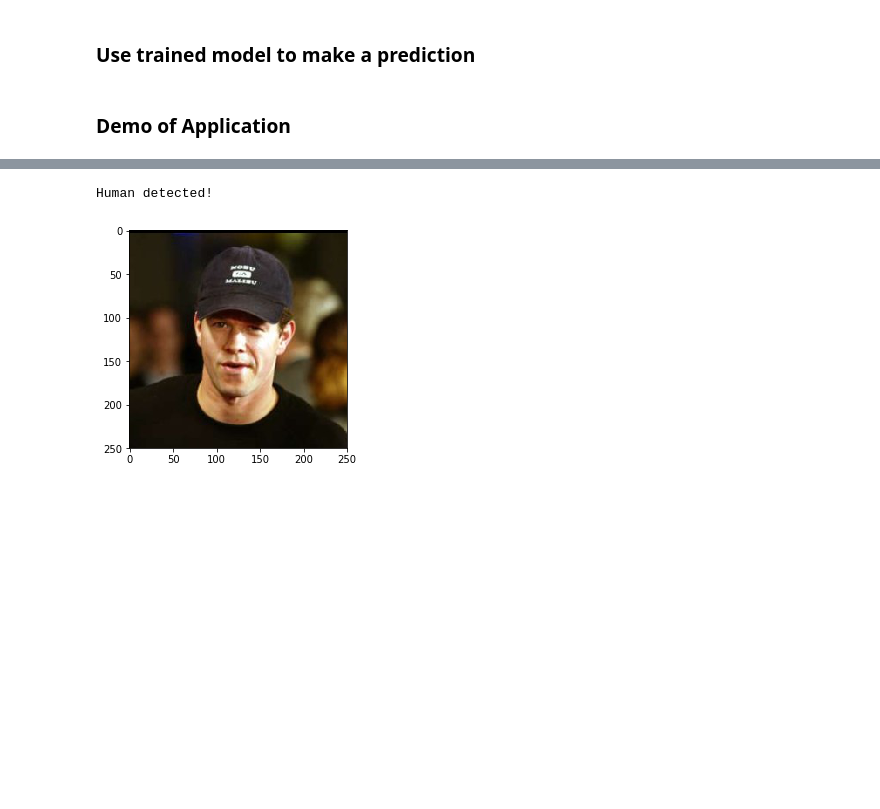
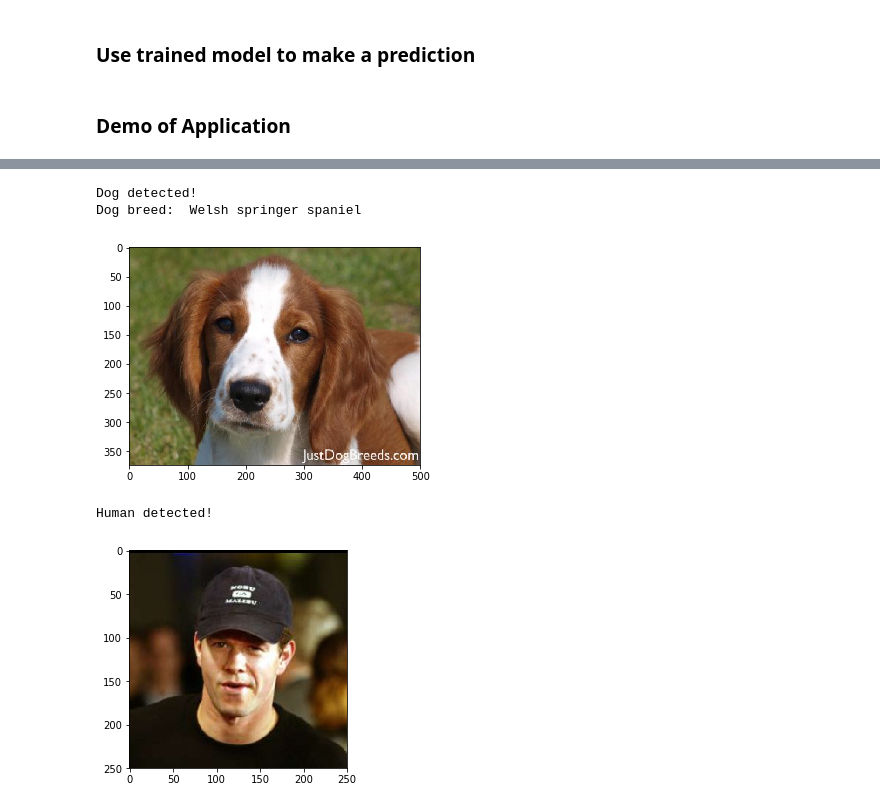
Before and after one commit to valmsmith39a/u-g-image-recognition-capstone, a Jupyter notebook: udacity_capstone_dog_breed_classifier.ipynb, the cells around one changed output, grey strips where cells are left out. Cells and saved outputs as stored; diff of their text form; code cells hidden in the pictures; blank space fills up the shorter version.

```diff
--- a/udacity_capstone_dog_breed_classifier.ipynb
+++ b/udacity_capstone_dog_breed_classifier.ipynb
@@ -717 +726,10 @@ Dog breed:  Labrador retriever
+# %%
+# Example 3: Dog image
+# Ground truth, as indicated in file path is Welsh Springer Spaniel
+user_img_path = './images/Welsh_springer_spaniel_08203.jpg'
+run_app(user_img_path)
+# %% [output]
+Dog detected!
+Dog breed:  Welsh springer spaniel
+[figure, added]
 # %%
```
Also changed, not shown: parts of 4 cells of this notebook.
